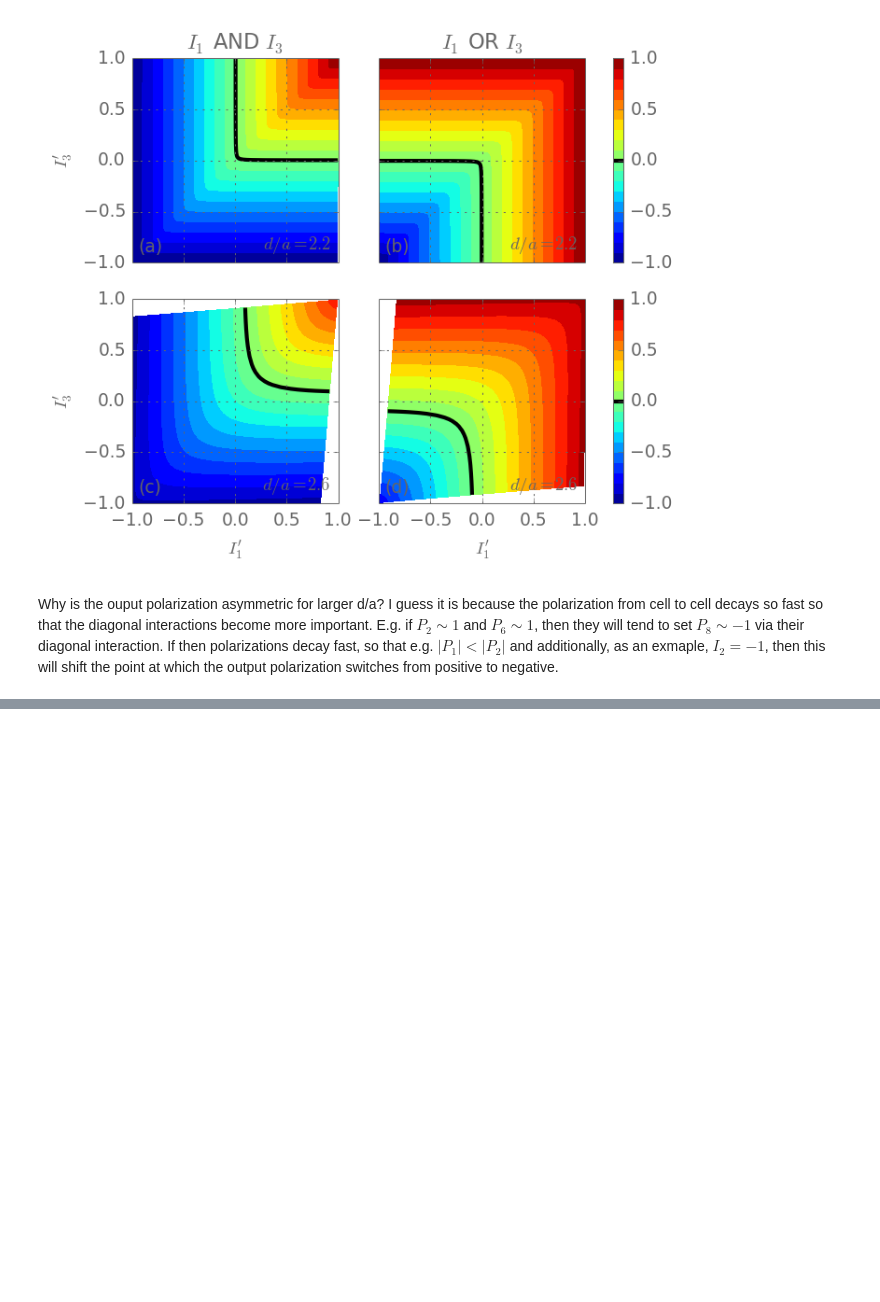
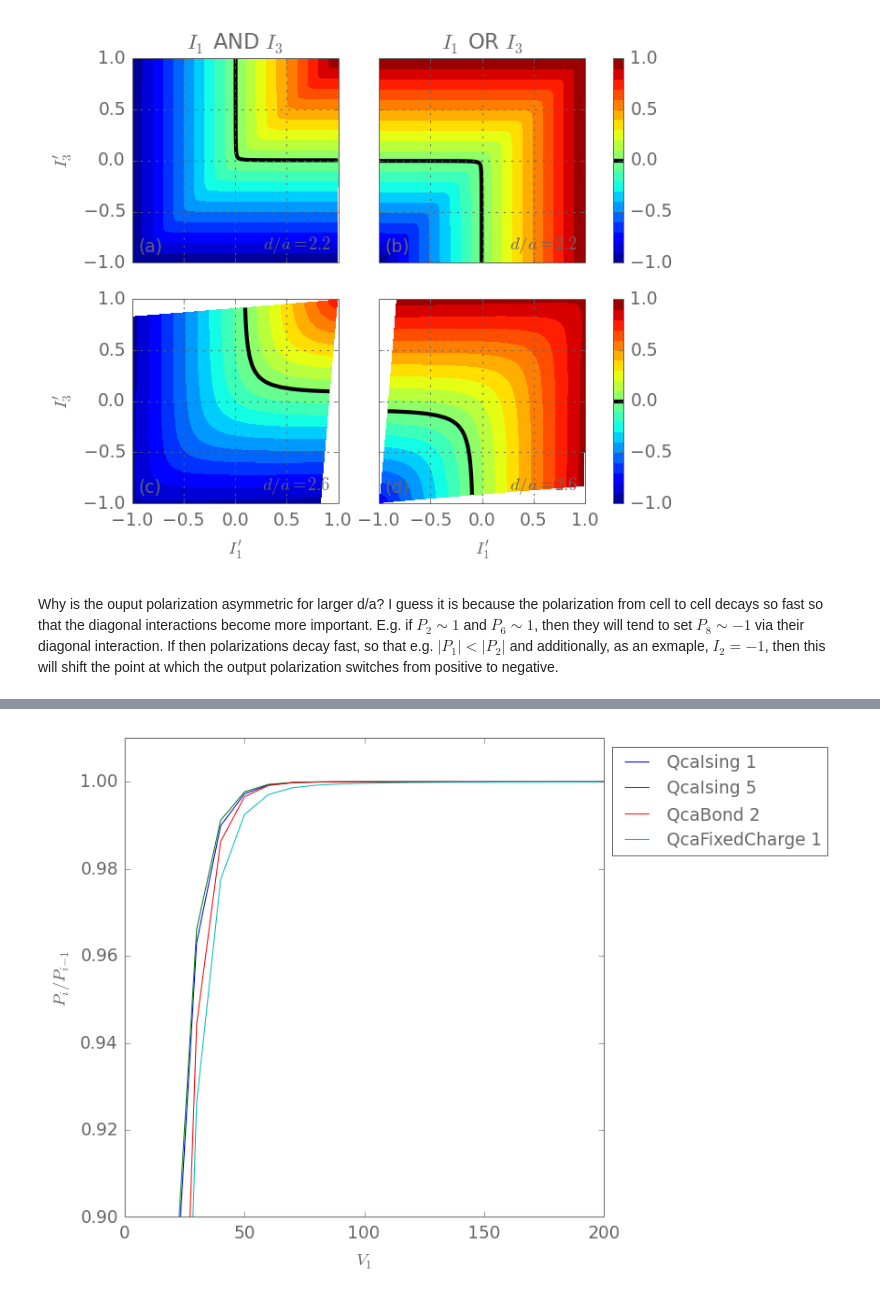
Before and after one commit to meznom/phd_thesis, a Jupyter notebook: notebooks/chapter03.ipynb, the cells around one changed output, grey strips where cells are left out. Drawn from its saved outputs; the diff is of its cells as text; code cells hidden in the pictures; blank space fills up the shorter version.

```diff
--- a/notebooks/chapter03.ipynb
+++ b/notebooks/chapter03.ipynb
@@ -1074,0 +1217,4 @@ Why is the ouput polarization asymmetric for larger d/a? I guess it is because t
+# %%
+plot_chis_over_V1(rs3)
+# %% [output]
+[figure, added]
```
Also changed, not shown: parts of 14 cells of this notebook.
